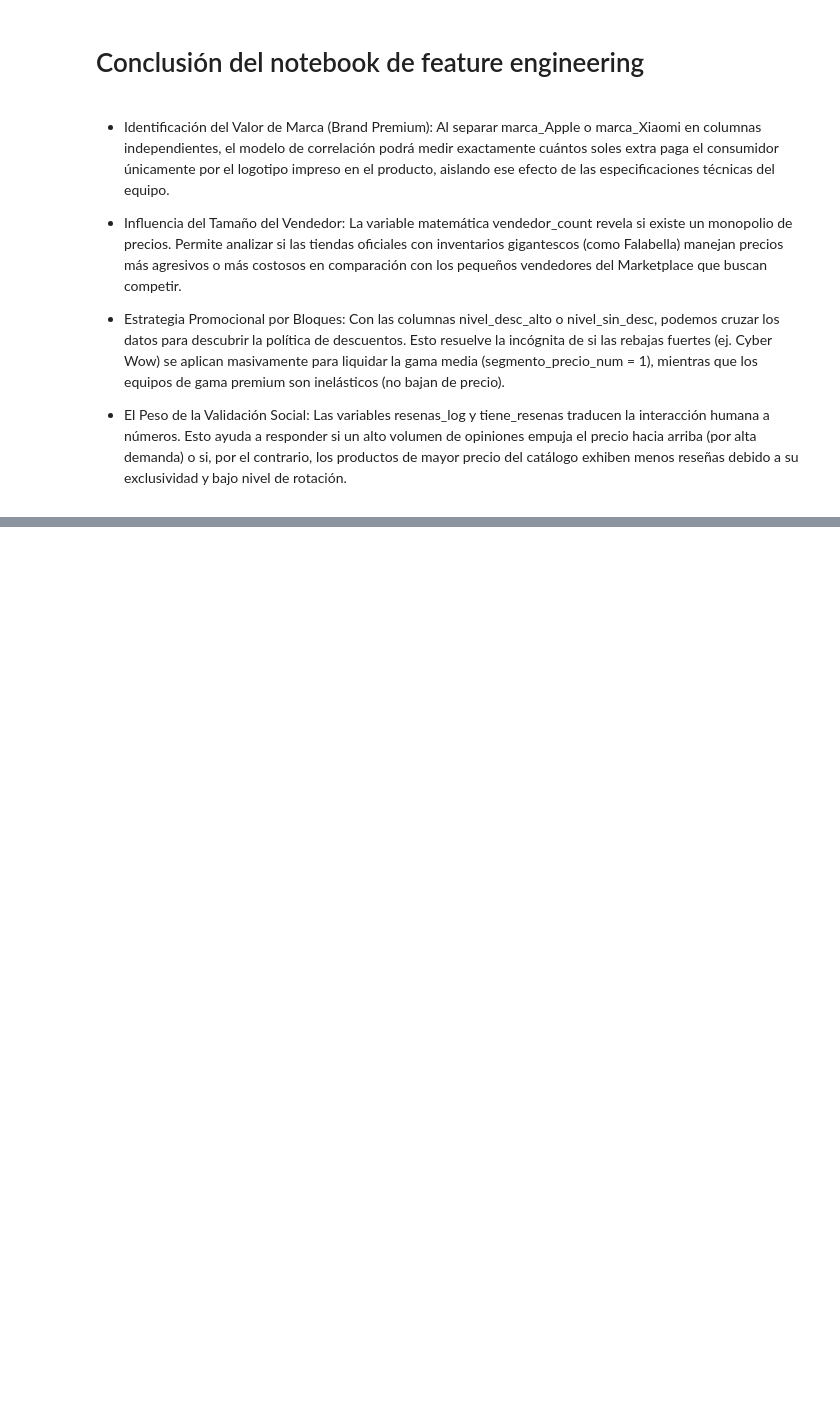
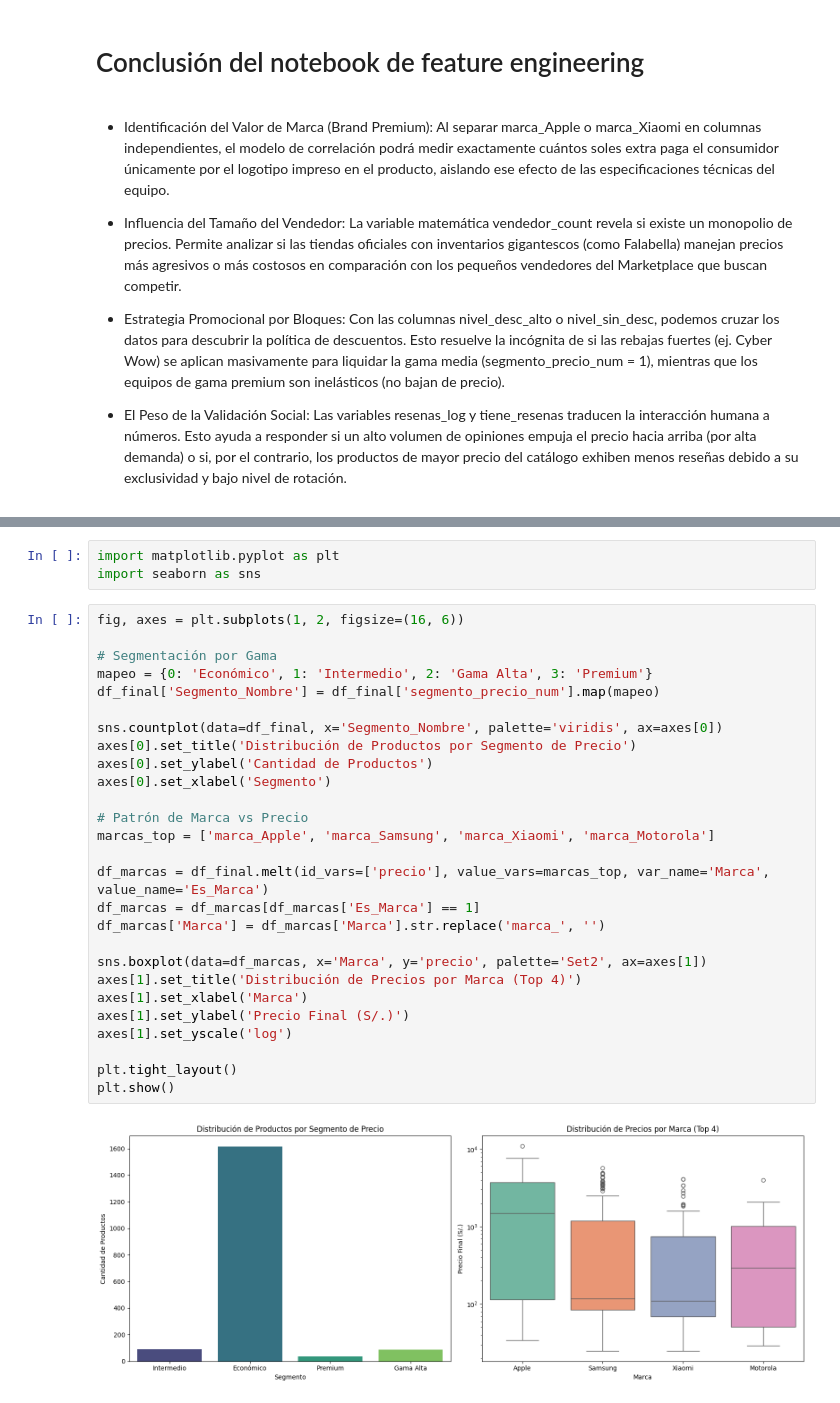
Before and after one commit to dayroncueva-ops/ACD_Proyecto_2026, a Jupyter notebook: notebooks/02_feature_engineering_analisis_y_visualizacion.ipynb, the cells around one changed output, grey strips where cells are left out. Saved outputs shown, nothing was run; the diff lists cells and outputs as text; blank space fills up the shorter version.

```diff
--- a/notebooks/02_feature_engineering_analisis_y_visualizacion.ipynb
+++ b/notebooks/02_feature_engineering_analisis_y_visualizacion.ipynb
@@ -346,0 +356,32 @@ Index(['nombre', 'vendedor', 'precio', 'precio_original', 'descuento',
+# %%
+import matplotlib.pyplot as plt
+import seaborn as sns
+# %%
+fig, axes = plt.subplots(1, 2, figsize=(16, 6))
+
+# Segmentación por Gama
+mapeo = {0: 'Económico', 1: 'Intermedio', 2: 'Gama Alta', 3: 'Premium'}
+df_final['Segmento_Nombre'] = df_final['segmento_precio_num'].map(mapeo)
+
+sns.countplot(data=df_final, x='Segmento_Nombre', palette='viridis', ax=axes[0])
+axes[0].set_title('Distribución de Productos por Segmento de Precio')
+axes[0].set_ylabel('Cantidad de Productos')
+axes[0].set_xlabel('Segmento')
+
+# Patrón de Marca vs Precio
+marcas_top = ['marca_Apple', 'marca_Samsung', 'marca_Xiaomi', 'marca_Motorola']
+
+df_marcas = df_final.melt(id_vars=['precio'], value_vars=marcas_top, var_name='Marca', value_name='Es_Marca')
+df_marcas = df_marcas[df_marcas['Es_Marca'] == 1]
+df_marcas['Marca'] = df_marcas['Marca'].str.replace('marca_', '')
+
+sns.boxplot(data=df_marcas, x='Marca', y='precio', palette='Set2', ax=axes[1])
+axes[1].set_title('Distribución de Precios por Marca (Top 4)')
+axes[1].set_xlabel('Marca')
+axes[1].set_ylabel('Precio Final (S/.)')
+axes[1].set_yscale('log')
+
+plt.tight_layout()
+plt.show()
+# %% [output]
+[figure, added]
```
Also changed, not shown: parts of 18 cells of this notebook, 3 other files.
